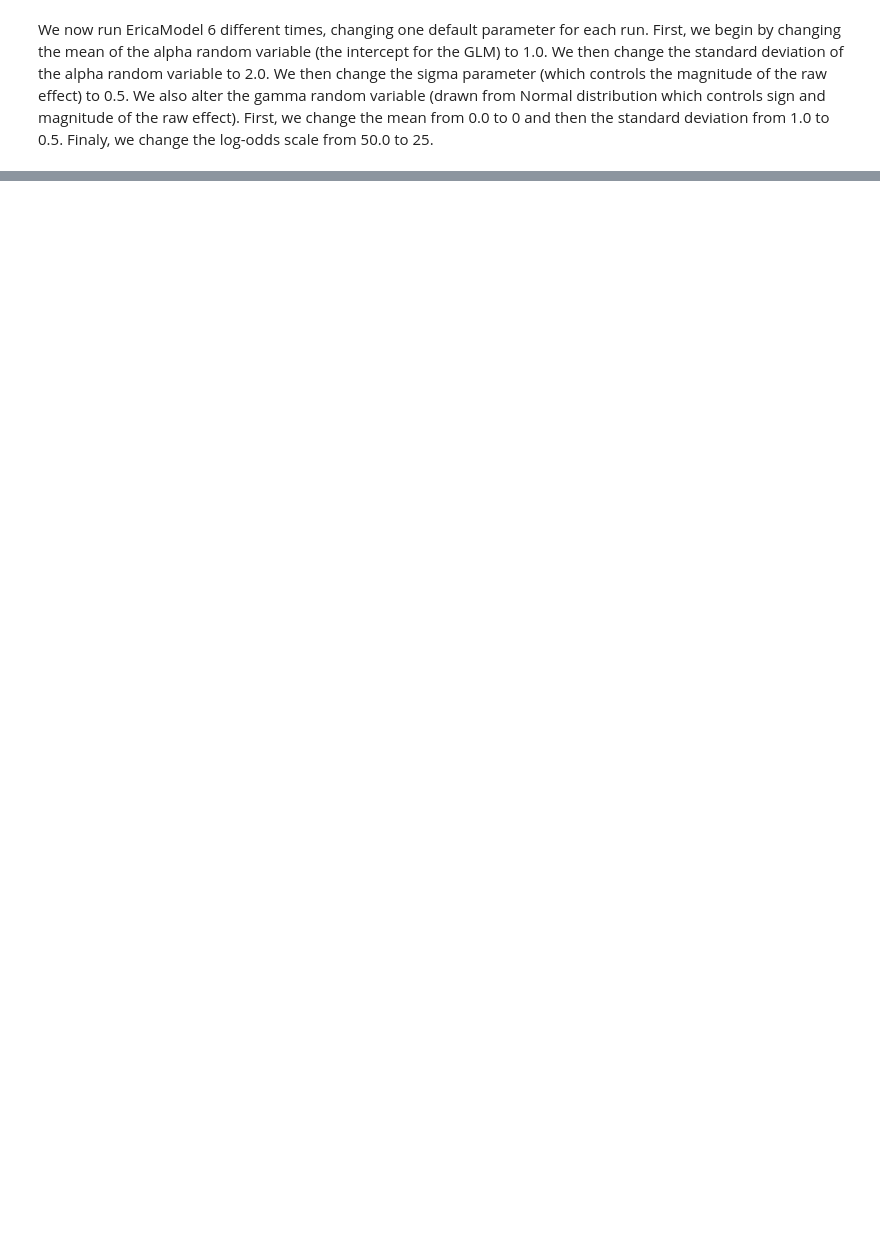
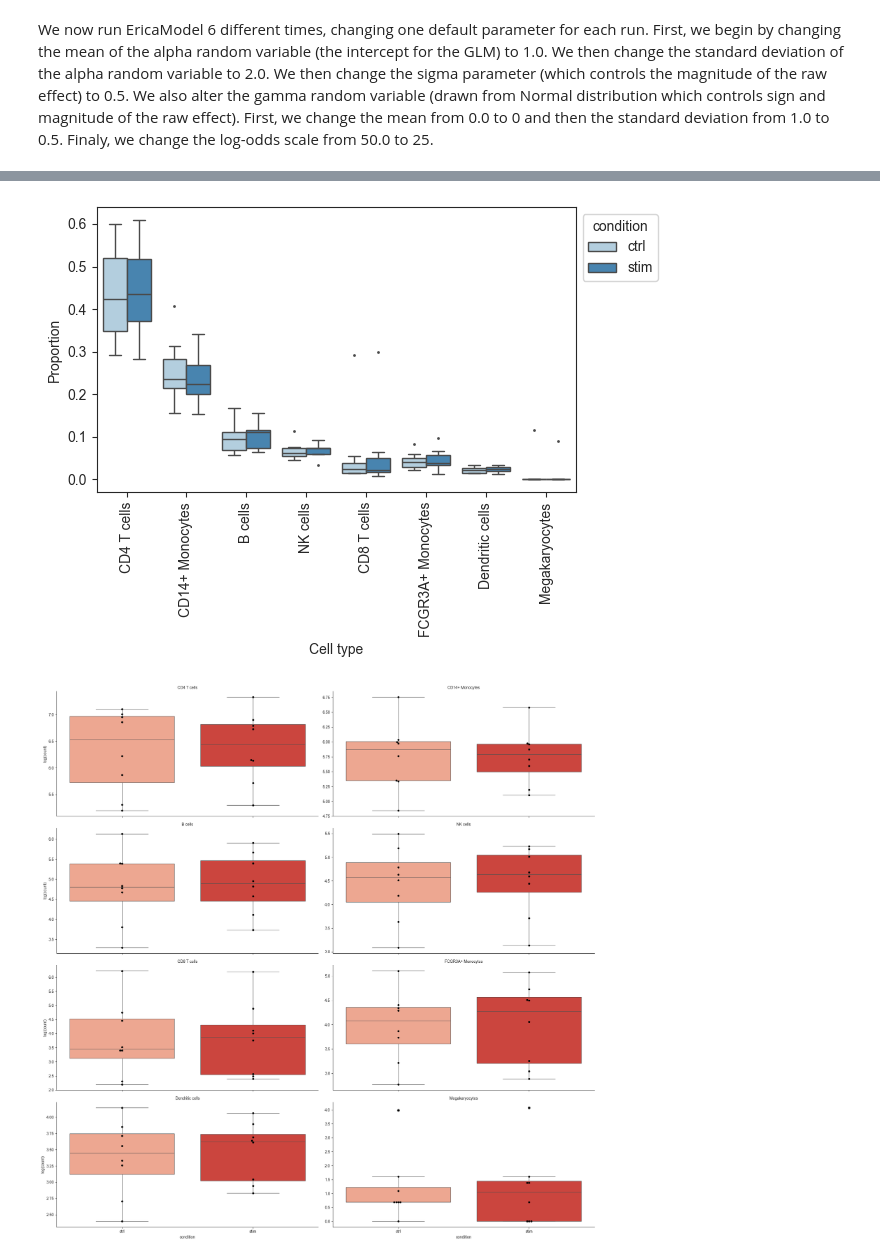
Before and after one commit to ericab322/scCODA, a Jupyter notebook: tutorials/ericamodeldemo.ipynb, the cells around one changed output, grey strips where cells are left out. Cells and saved outputs as stored; diff of their text form; code cells hidden in the pictures; blank space fills up the shorter version.

```diff
--- a/tutorials/ericamodeldemo.ipynb
+++ b/tutorials/ericamodeldemo.ipynb
@@ -507,0 +630,24 @@ Error:
+# %%
+# Grouped boxplots. No facets, relative abundance, no dots.
+viz.boxplots(
+    coda_data,
+    feature_name="condition",
+    plot_facets=False,
+    y_scale="relative",
+    add_dots=False,
+)
+plt.show()
+
+# Grouped boxplots. Facets, log scale, added dots and custom color palette.
+viz.boxplots(
+    coda_data,
+    feature_name="condition",
+    plot_facets=True,
+    y_scale="log",
+    add_dots=True,
+    cmap="Reds",
+)
+plt.show()
+# %% [output]
+[figure, added]
+[figure, added]
```
Also changed, not shown: parts of 24 cells of this notebook, 2 other files.
